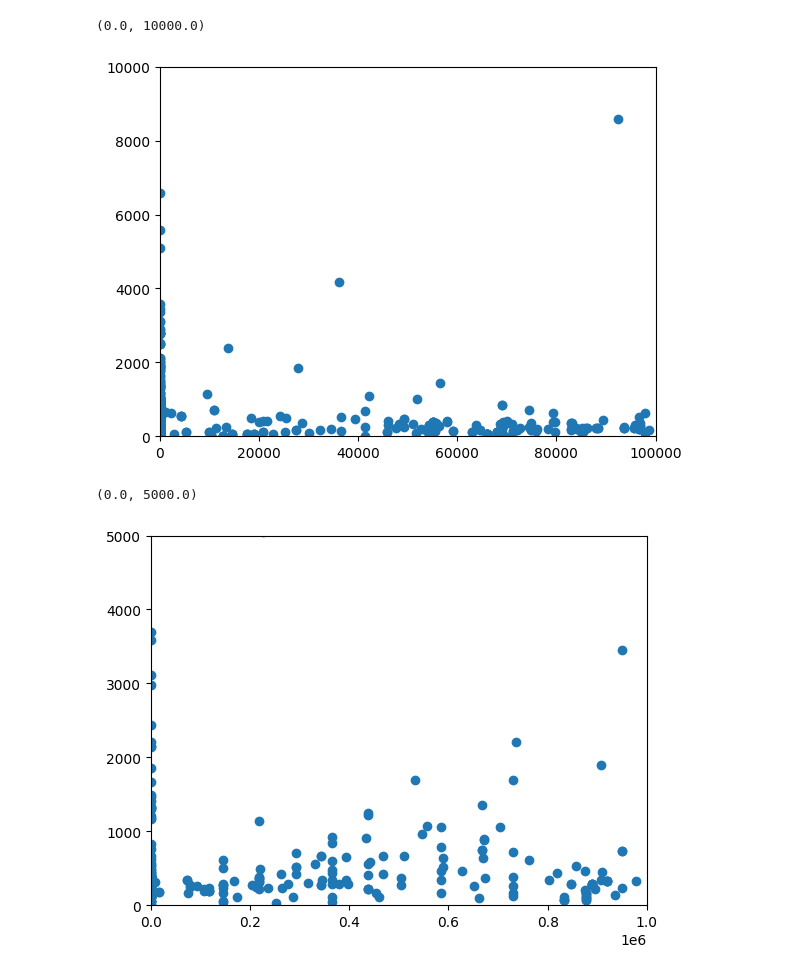
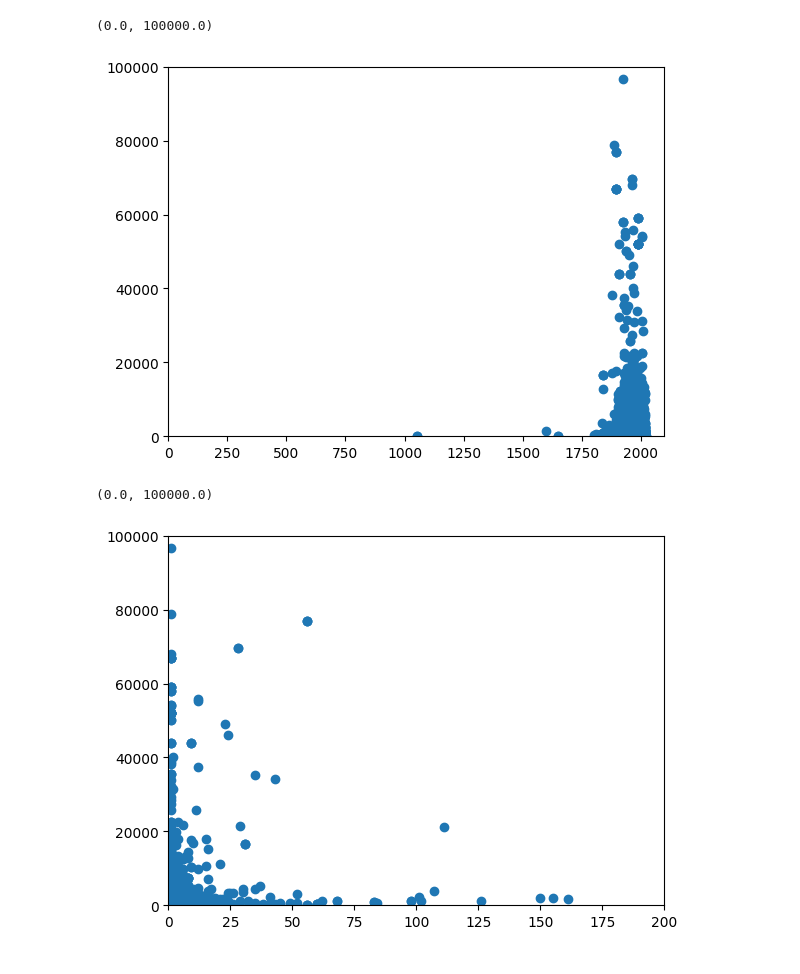
Before and after one commit to josh-quatela/Design-Project---BEEPM, a Jupyter notebook: DP.ipynb, the cells around one changed output. Saved outputs shown, nothing was run; the diff lists cells and outputs as text; code cells hidden in the pictures.

```diff
--- a/DP.ipynb
+++ b/DP.ipynb
@@ -6,5 +7,5 @@ from sklearn.linear_model import LinearRegression
 # %%
 %%time
 df = pd.read_excel('nyc_benchmarking_disclosure_2017_consumption_data.xlsx',
-            'Information and Metrics', usecols='P, S, T, AA, AE, AG, AL, AL:AN, AQ, AT, AV, AW, BA:BC, BD, BE')
+            'Information and Metrics', usecols='P, T, Y, Z, AA, BA')
 # %% [output]
@@ -13,3 +14,6 @@ Wall time: 11.6 s
+# %%
+for c in df.columns:
+    df = df[df[c].notna()]
 # %%
 frames = list()
 names = list()
@@ -101,14 +68,14 @@ plt.ylim(0, 100000)
 # %%
-p = plt.scatter(df['Fuel Oil 2 Use'], df['Total GHG Emissions (Metric Tons CO2e)'])
-plt.xlim(0, 100000)
-plt.ylim(0, 10000)
+p = plt.scatter(df['Year Built'], df['Total GHG Emissions (Metric Tons CO2e)'])
+plt.xlim(0, 2100)
+plt.ylim(0, 100000)
 # %% [output]
-(0.0, 10000.0)
+(0.0, 100000.0)
-[figure, old version]
+[figure, new version]
 # %%
-p = plt.scatter(df['Fuel Oil #4 Use (kBtu)'], df['Total GHG Emissions (Metric Tons CO2e)'])
-plt.xlim(0, 1000000)
-plt.ylim(0, 5000)
+p = plt.scatter(df['Number of Buildings'], df['Total GHG Emissions (Metric Tons CO2e)'])
+plt.xlim(0, 200)
+plt.ylim(0, 100000)
 # %% [output]
-(0.0, 5000.0)
+(0.0, 100000.0)
-[figure, old version]
+[figure, new version]
```
Also changed, not shown: parts of 16 cells of this notebook.
